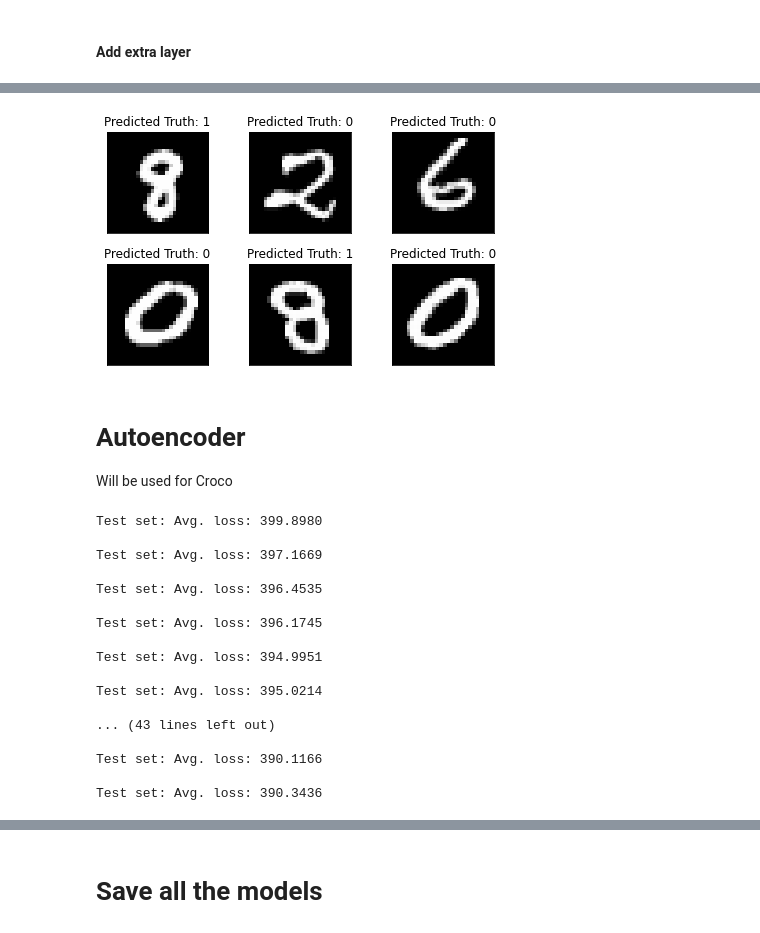
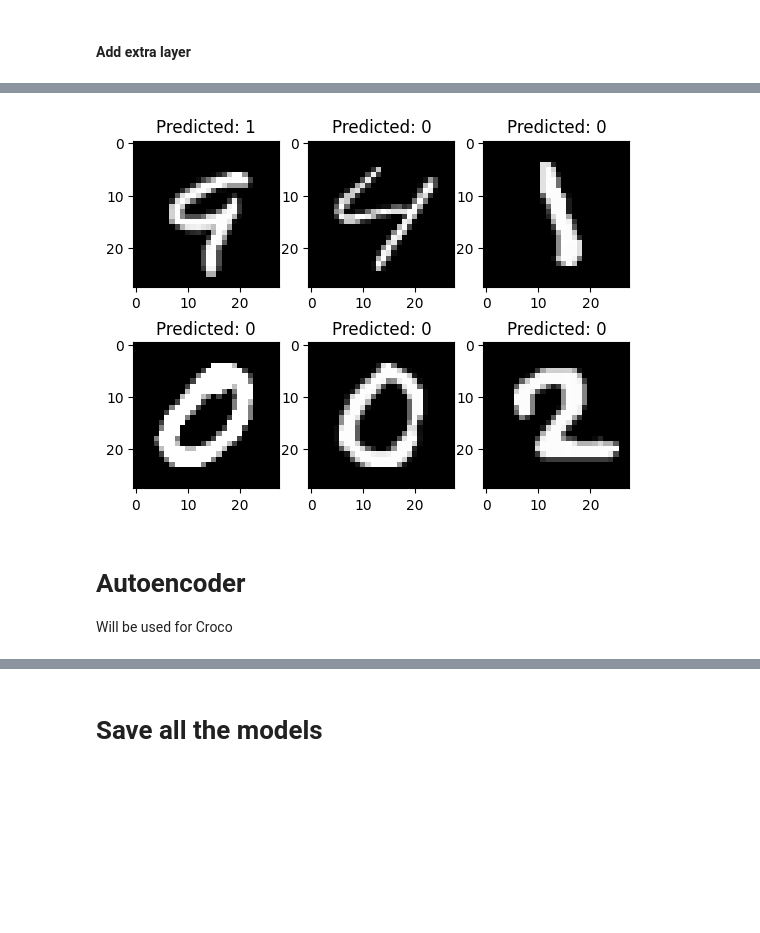
Before and after one commit to cgiova/xai_croco, a Jupyter notebook: mnist_model_train.ipynb, the cells around one changed output, grey strips where cells are left out. Saved outputs shown, nothing was run; the diff lists cells and outputs as text; code cells hidden in the pictures; blank space fills up the shorter version.

```diff
--- a/mnist_model_train.ipynb
+++ b/mnist_model_train.ipynb
@@ -68,14 +101,8 @@ Test set: Avg. loss: 0.1159, Accuracy: 9672/10000 (97%)
 # %%
-examples = enumerate(test_loader)
-batch_idx, (example_data, example_targets) = next(examples)
-
-fig = plt.figure()
 for i in range(6):
     plt.subplot(2,3,i+1)
-    plt.tight_layout()
-    plt.imshow(example_data[i].view(28, 28), cmap='gray', interpolation='none')
-    predicted_class = torch.argmax(conv_net(example_data[i]), dim=1).item()
-    plt.title("Predicted Truth: {}".format(predicted_class))
-    plt.xticks([])
-    plt.yticks([])
+    plt.imshow(example_data[i].detach().view(28, 28), cmap='gray', interpolation='none')
+    predicted_class = torch.argmax(conv_net(example_data)[i]).item()
+    plt.title(f"Predicted: {predicted_class}")
+plt.show()
 # %% [output]
@@ -88,7 +115,7 @@ Takes the pretrained model and adds one last layer to make it a binary classific
 #### Load the MNIST data as binary classification instead of multiclass
 # %%
 # Specify the target digit for binary classification
-target_digit = 8
+target_digit = 9
 # Define transformations
 transform = Compose([ToTensor(), Normalize((0.1307,), (0.3081,))])
 # Create binary classification train and test loaders
@@ -99,6 +157,11 @@ binary_test_loader = DataLoader(ann.BinaryMNIST('mnist_data/', train=False, tran
 # %% [markdown]
 #### Add extra layer
 # %%
+#PARAMETERS
+learning_rate=1e-3
+num_epochs=10
+
 extra_layer = ann.Extra_layer()
 model = nn.Sequential(conv_net, extra_layer)
-optimizer = optim.Adam(model.parameters(), lr=learning_rate)
+
+train_binary_model(num_epochs,model,binary_train_loader,binary_test_loader,learning_rate)
@@ -105,4 +170,0 @@ optimizer = optim.Adam(model.parameters(), lr=learning_rate)
-# %%
-for epoch in range(1, n_epochs + 1):
-    ann.train(epoch,binary_train_loader,model,optimizer)
-    ann.test(binary_test_loader,model)
@@ -115,20 +171,18 @@ Test set: Avg. loss: 0.0152, Accuracy: 9945/10000 (99%)
 # %%
 examples = enumerate(binary_test_loader)
 batch_idx, (example_data, example_targets) = next(examples)
-first_eight = (example_targets==1).nonzero()[0]
+first_one = (example_targets==1).nonzero()[0]
 
-fig = plt.figure()
+
 for i in range(6):
     plt.subplot(2,3,i+1)
-    i += first_eight.item()
-    plt.tight_layout()
-    plt.imshow(example_data[i].view(28, 28), cmap='gray', interpolation='none')
-    predicted_class = torch.argmax(model(example_data[i]), dim=1).item()
-    plt.title("Predicted Truth: {}".format(predicted_class))
-    plt.xticks([])
-    plt.yticks([])
+    i += first_one.item()
+    plt.imshow(example_data[i].detach().view(28, 28), cmap='gray', interpolation='none')
+    predicted_class = torch.argmax(model(example_data)[i]).item()
+    plt.title(f"Predicted: {predicted_class}")
+plt.show()
 # %% [output]
-[figure, old version]
+[figure, new version]
 # %% [markdown]
 # Autoencoder
 
@@ -139,22 +189,0 @@ optimizer = optim.Adam(autoencoder.parameters(), lr=learning_rate)
-# %%
-for epoch in range(1, 31):
-    ann.train_encoder(epoch,train_loader,autoencoder,optimizer)
-    ann.test_encoder(test_loader,autoencoder)
-# %% [output]
-Test set: Avg. loss: 399.8980
-
-Test set: Avg. loss: 397.1669
-
-Test set: Avg. loss: 396.4535
-
-Test set: Avg. loss: 396.1745
-
-Test set: Avg. loss: 394.9951
-
-Test set: Avg. loss: 395.0214
-
-... (43 lines left out)
-
-Test set: Avg. loss: 390.1166
-
-Test set: Avg. loss: 390.3436
```
Also changed, not shown: parts of 15 cells of this notebook, 5 other files.
